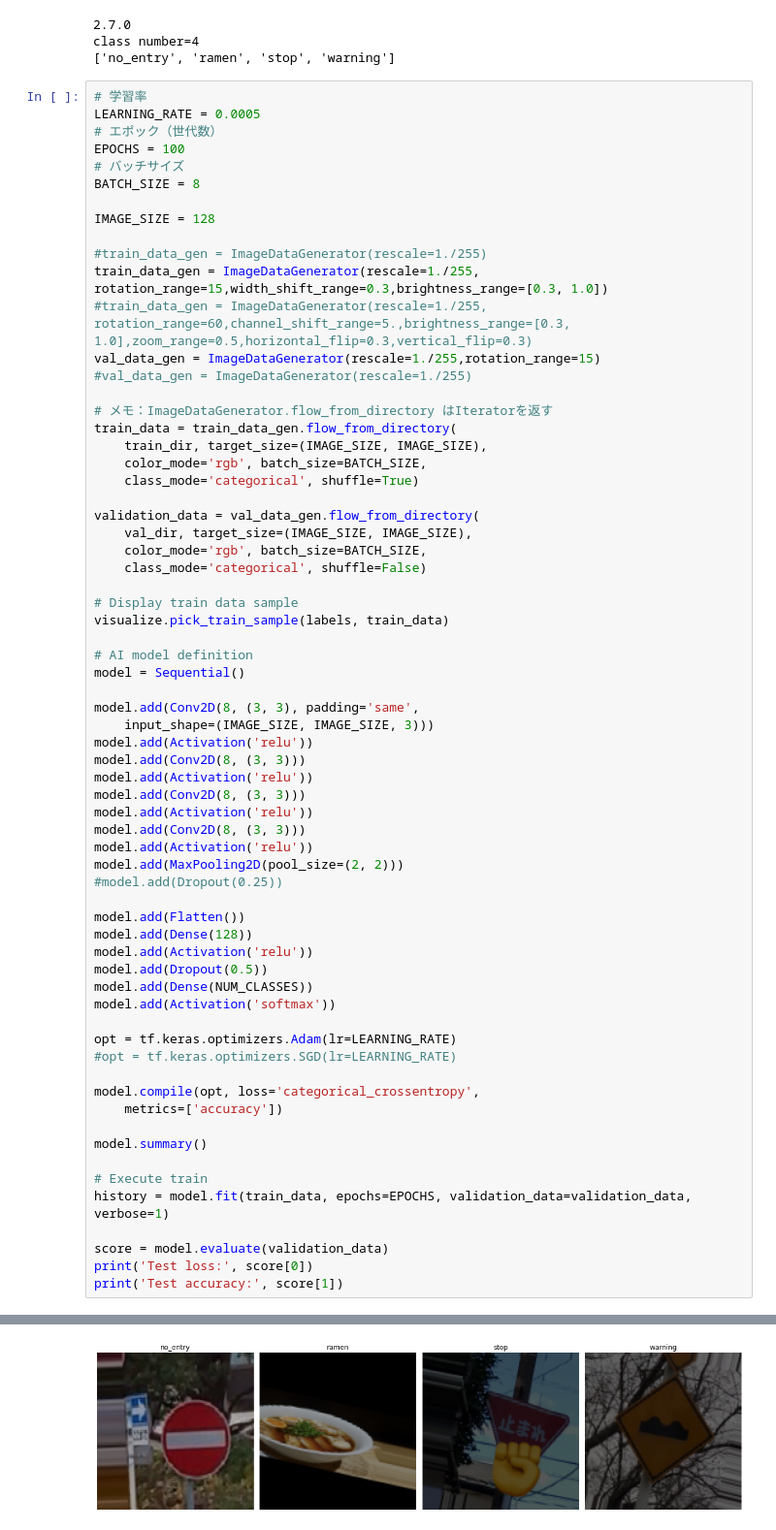
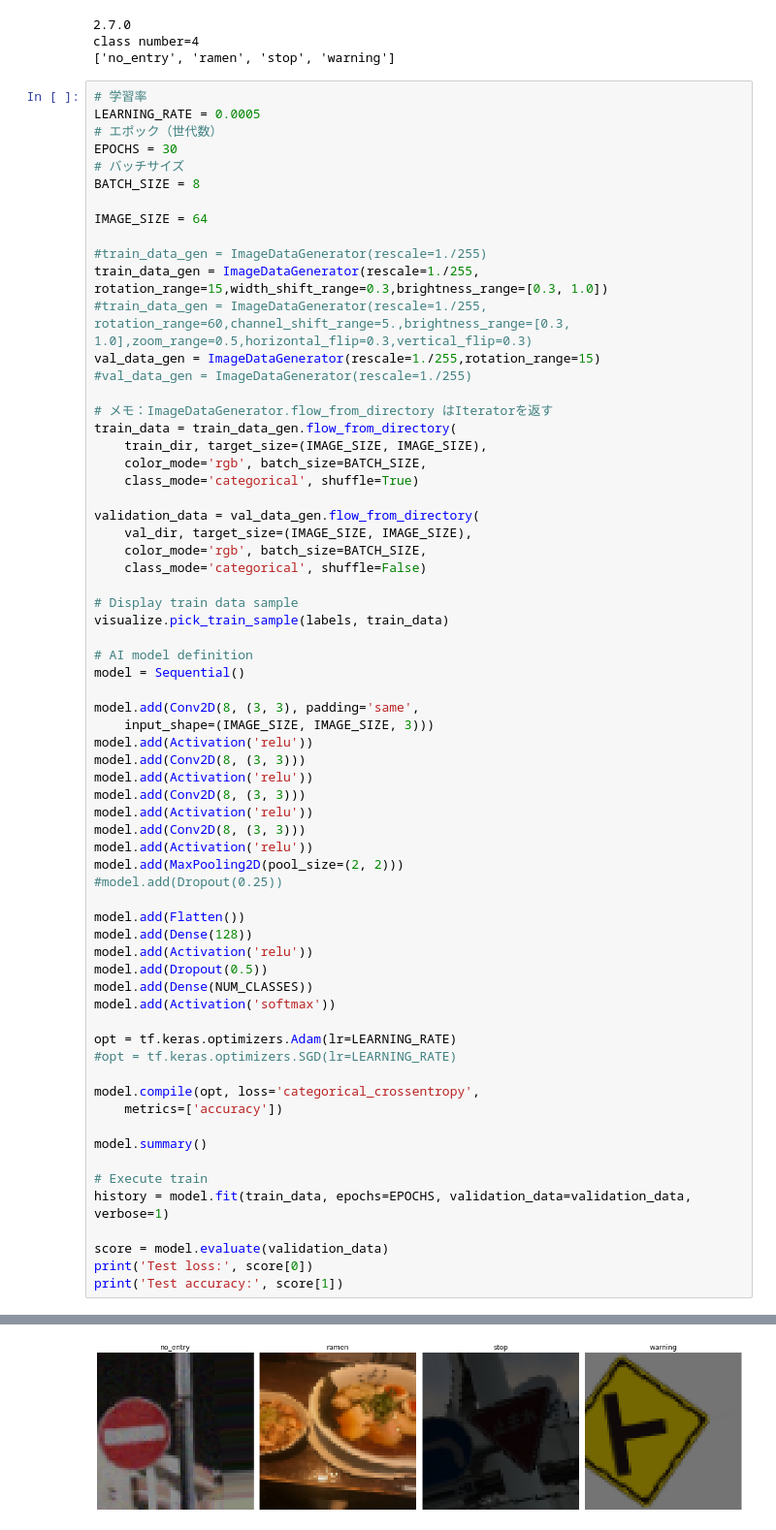
Before and after one commit to ShunsukeT15/hyousiki, a Jupyter notebook: Trial.ipynb, the cells around one changed output, grey strips where cells are left out. Shown at 97% size. Cells and saved outputs as stored; diff of their text form.

```diff
--- a/Trial.ipynb
+++ b/Trial.ipynb
@@ -78,11 +78,11 @@ class number=4
 # 学習率
 LEARNING_RATE = 0.0005
 # エポック（世代数）
-EPOCHS = 100
+EPOCHS = 30
 # バッチサイズ
 BATCH_SIZE = 8
 
-IMAGE_SIZE = 128
+IMAGE_SIZE = 64
 
 #train_data_gen = ImageDataGenerator(rescale=1./255)
 train_data_gen = ImageDataGenerator(rescale=1./255, rotation_range=15,width_shift_range=0.3,brightness_range=[0.3, 1.0])
@@ -146,2 +146,2 @@ Found 50 images belonging to 4 classes.
 ## Train Data Sample ##
-[figure, old version]
+[figure, new version]
```
Also changed, not shown: parts of 6 cells of this notebook.
